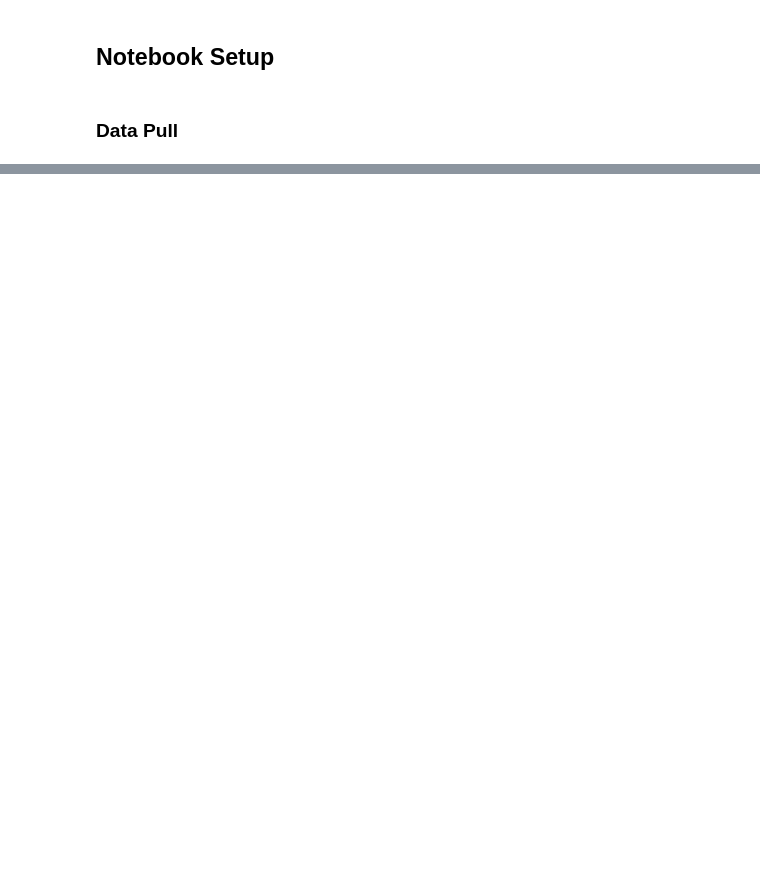
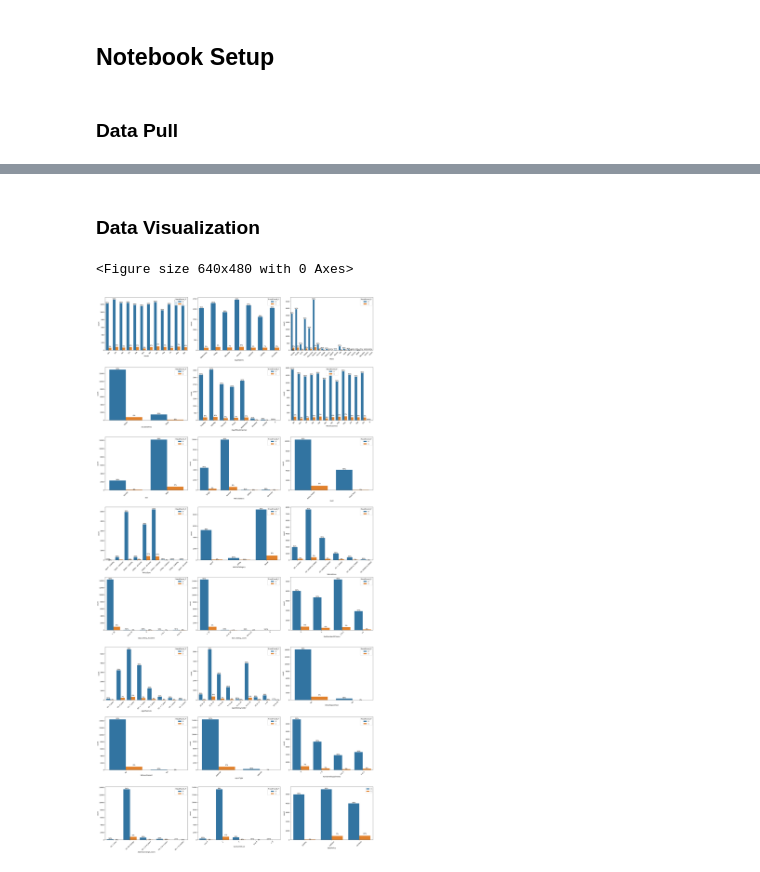
Before and after one commit to The-Machine-Learning-Project/04_Clustering_Vehicle-Insurance-Claim-Fraud-Detection, a Jupyter notebook: 03_notebooks/01_exploratory_data_analysis.ipynb, the cells around one changed output, grey strips where cells are left out. Drawn from its saved outputs; the diff is of its cells as text; code cells hidden in the pictures; blank space fills up the shorter version.

Commit message:
Added exploratory data analysis codes

```diff
--- a/03_notebooks/01_exploratory_data_analysis.ipynb
+++ b/03_notebooks/01_exploratory_data_analysis.ipynb
@@ -22,0 +22,9 @@ vcl_data.head()
+# %%
+# Read from a csv file
+vcl_data = pd.read_csv('../02_data/02_processed/fraud_oracle_processed.csv')
+
+# Change data type of the target variable
+vcl_data['FraudFound_P'] = vcl_data['FraudFound_P'].astype('category')
+
+display(vcl_data.shape)
+display(vcl_data.head())
@@ -22,0 +61,65 @@ vcl_data.head()
+# %% [markdown]
+### Data Visualization
+# %%
+# Set the variables to be used in the visualization
+
+# Object columns
+object_cols = [*vcl_data.select_dtypes('object').columns]
+
+# Numeric columns
+numeric_cols = [*vcl_data.select_dtypes('number').columns]
+
+# Target variable
+target =  'FraudFound_P'
+# %%
+
+# Initialize the number of columns and rows in the subplots
+
+n_cols = 3
+n_rows = (len(object_cols) + n_cols - 1) // n_cols
+
+# Set title
+plt.suptitle('Percentage of each categorical predictor categorized as fraudulent or not')
+
+# Create subplots
+fig, axes = plt.subplots(n_rows, n_cols, figsize=(25, 50))
+
+# Loop through each object column and corresponding subplot
+for ax, col in zip(axes.flat, object_cols):
+    # Plot the data
+    sns.countplot(data=vcl_data, x=col, hue=target, ax=ax)
+
+    # Annotate values
+    a = [p.get_height() for p in ax.patches]
+    patch = [p for p in ax.patches]
+
+    for i in range(len(vcl_data[col].unique())):
+        total = len(vcl_data[vcl_data[col] == vcl_data[col].unique()[i]])
+
+        if total > 0:
+            percent_fraud_0 = len(vcl_data[(vcl_data[col] == vcl_data[col].unique()[i]) & (vcl_data[target] == 0)]) / total * 100
+            percent_fraud_1 = len(vcl_data[(vcl_data[col] == vcl_data[col].unique()[i]) & (vcl_data[target] == 1)]) / total * 100
+
+            # Annotate percentages for Fraud = 0
+            ax.annotate(f"{percent_fraud_0:.0f}%", (patch[i].get_x() + patch[i].get_width() / 2., patch[i].get_height()),
+                        ha='center', va='center', xytext=(0, 5), textcoords='offset points')
+
+            # Annotate percentages for Fraud = 1
+            # Ensure the index is within the range of patches
+            next_index = i + len(vcl_data[col].unique())
+            if next_index < len(patch):
+                if percent_fraud_1 == 0:
+                    pass
+                else:
+                    ax.annotate(f"{percent_fraud_1:.0f}%", (patch[next_index].get_x() + patch[next_index].get_width() / 2., patch[next_index].get_height() + patch[next_index].get_height() * .50),
+                            ha='center', va='bottom', xytext=(0, -5), textcoords='offset points')
+
+    ax.tick_params(axis='x', rotation=45)
+
+# Adjust layout
+plt.legend(loc = 'upper right')
+plt.tight_layout()
+plt.show()
+# %% [output]
+<Figure size 640x480 with 0 Axes>
+[figure, added]
```
Also changed, not shown: parts of 9 cells of this notebook.
